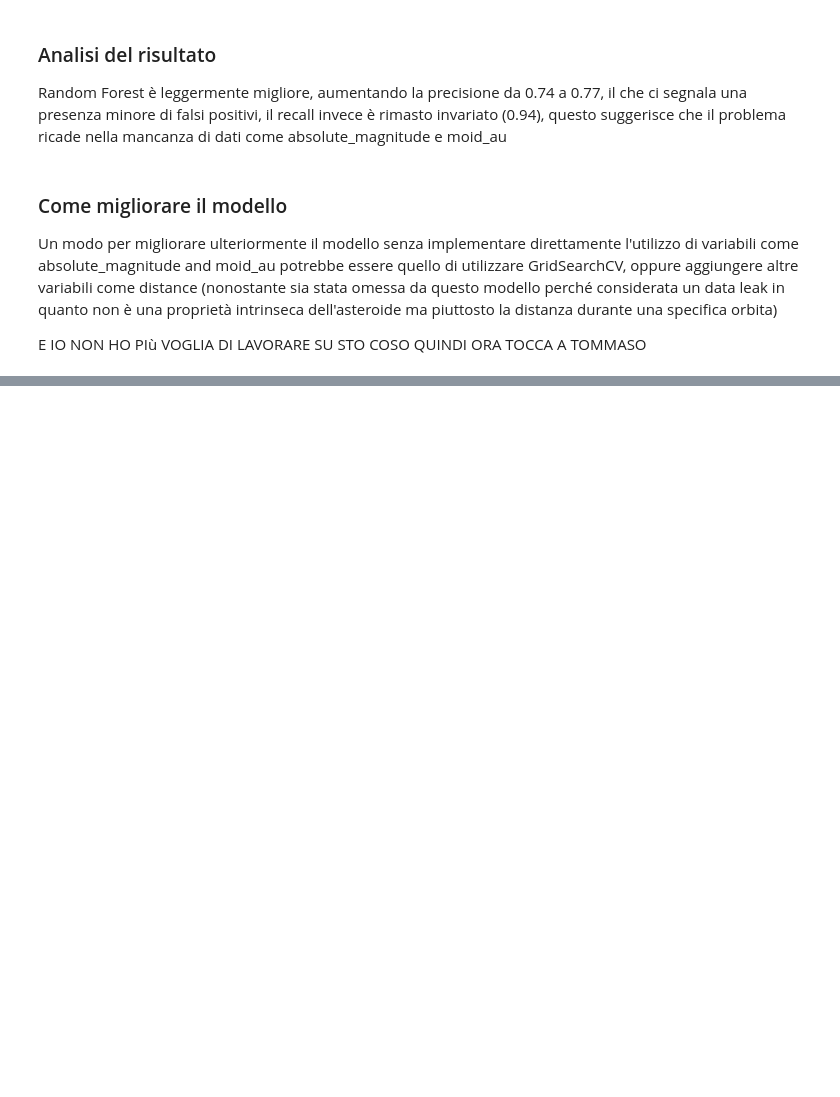
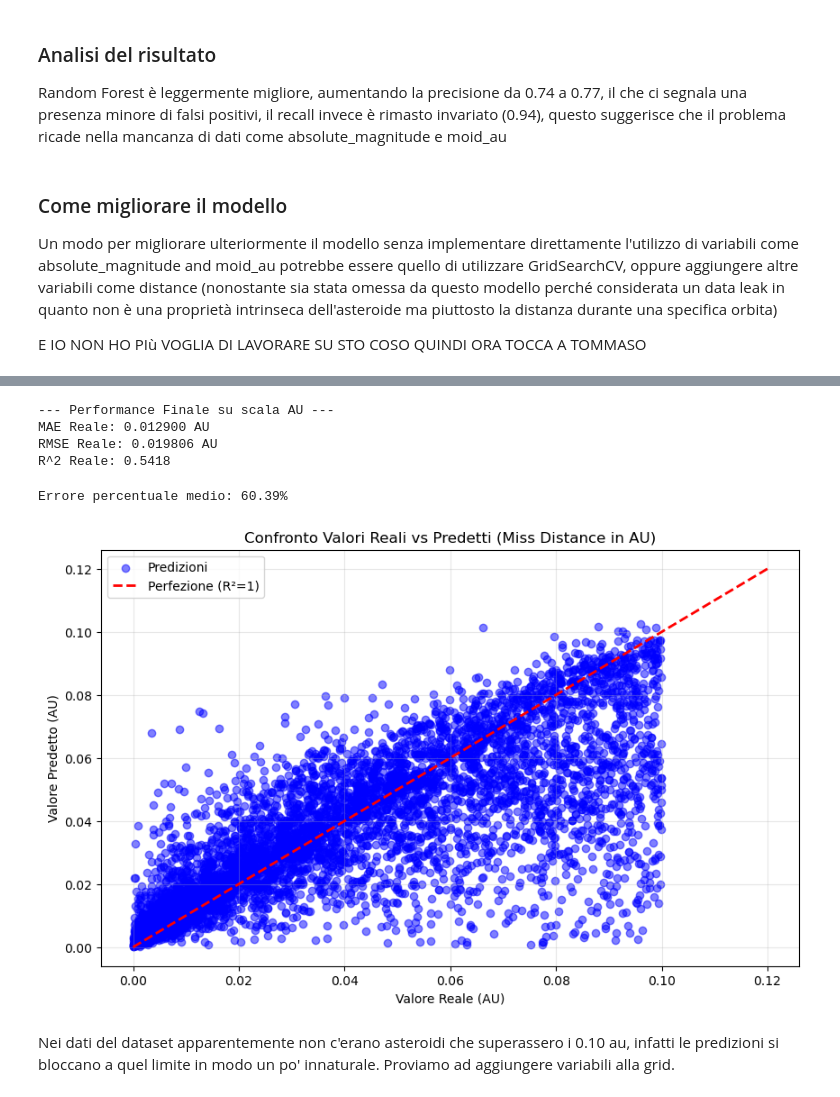
Before and after one commit to k3lly200413-2/Progetto_Nasa_Data_Intensive, a Jupyter notebook: Untitled.ipynb, the cells around one changed output, grey strips where cells are left out. Saved outputs shown, nothing was run; the diff lists cells and outputs as text; code cells hidden in the pictures; blank space fills up the shorter version.

```diff
--- a/Untitled.ipynb
+++ b/Untitled.ipynb
@@ -976,0 +1247,2 @@ E IO NON HO PIù VOGLIA DI LAVORARE SU STO COSO QUINDI ORA TOCCA A TOMMASO
+# %%
+y_log_train = np.log(y_train)
@@ -976,0 +1251,68 @@ E IO NON HO PIù VOGLIA DI LAVORARE SU STO COSO QUINDI ORA TOCCA A TOMMASO
+# %%
+from xgboost import XGBRegressor
+
+pipeline_xg = Pipeline([
+    ('preprocessor', ColumnTransformer([
+        ('keep', 'passthrough', features_scelte)])),
+    ('regressor', XGBRegressor(random_state=42, objective='reg:squarederror'))   #utilizzando i logaritmi dovrebbe avere maggiore precisione con i numeri piccoli
+])
+
+grid = {
+    'regressor__n_estimators': [200, 500],
+    'regressor__learning_rate': [0.01, 0.05, 0.1],
+    'regressor__max_depth': [6, 10],
+    'regressor__subsample': [0.8]
+}
+
+scoring = {
+    'MAE': 'neg_mean_absolute_error',
+    'RMSE': 'neg_root_mean_squared_error',
+    'R2': 'r2'
+}
+
+grid_search = GridSearchCV(pipeline_xg, grid, cv=3, scoring=scoring, refit = "MAE", n_jobs=-1)
+grid_search.fit(X_train, y_log_train)
+
+best_model = grid_search.best_estimator_
+predictions = np.exp(best_model.predict(X_test))
+# %%
+from sklearn.metrics import r2_score, mean_absolute_error, mean_squared_error
+mae_finale_au = mean_absolute_error(y_test, predictions)
+rmse_finale_au = np.sqrt(mean_squared_error(y_test, predictions))
+r2_finale_au = r2_score(y_test, predictions)
+
+print(f"--- Performance Finale su scala AU ---")
+print(f"MAE Reale: {mae_finale_au:.6f} AU")
+print(f"RMSE Reale: {rmse_finale_au:.6f} AU")
+print(f"R^2 Reale: {r2_finale_au:.4f}")
+# %% [output]
+--- Performance Finale su scala AU ---
+MAE Reale: 0.012900 AU
+RMSE Reale: 0.019806 AU
+R^2 Reale: 0.5418
+# %%
+from sklearn.metrics import mean_absolute_percentage_error
+print(f"Errore percentuale medio: {mean_absolute_percentage_error(y_test, predictions)*100:.2f}%")
+# %% [output]
+Errore percentuale medio: 60.39%
+# %%
+plt.figure(figsize=(10, 6))
+
+# Scatter plot dei valori reali vs predetti
+plt.scatter(y_test, predictions, alpha=0.5, color='blue', label='Predizioni')
+
+# Linea di perfezione (dove reale == predetto)
+lims = [0, 0.12] # Adattato al tuo y_max di ~0.1
+plt.plot(lims, lims, color='red', linestyle='--', linewidth=2, label='Perfezione (R²=1)')
+
+plt.title('Confronto Valori Reali vs Predetti (Miss Distance in AU)')
+plt.xlabel('Valore Reale (AU)')
+plt.ylabel('Valore Predetto (AU)')
+plt.legend()
+plt.grid(True, alpha=0.3)
+plt.show()
+# %% [output]
+[figure, added]
+# %% [markdown]
+Nei dati del dataset apparentemente non c'erano asteroidi che superassero i 0.10 au, infatti le predizioni si bloccano a quel limite in modo un po' innaturale.
+Proviamo ad aggiungere variabili alla grid.
```
Also changed, not shown: parts of 76 cells of this notebook.
